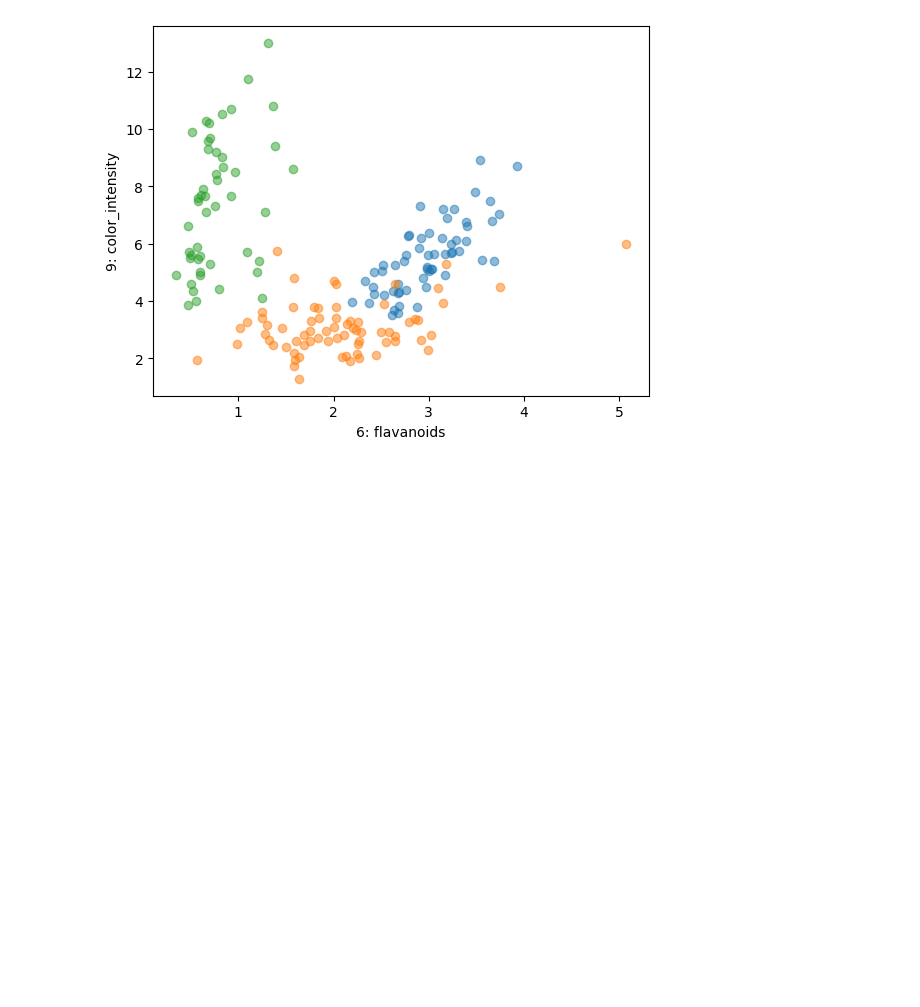
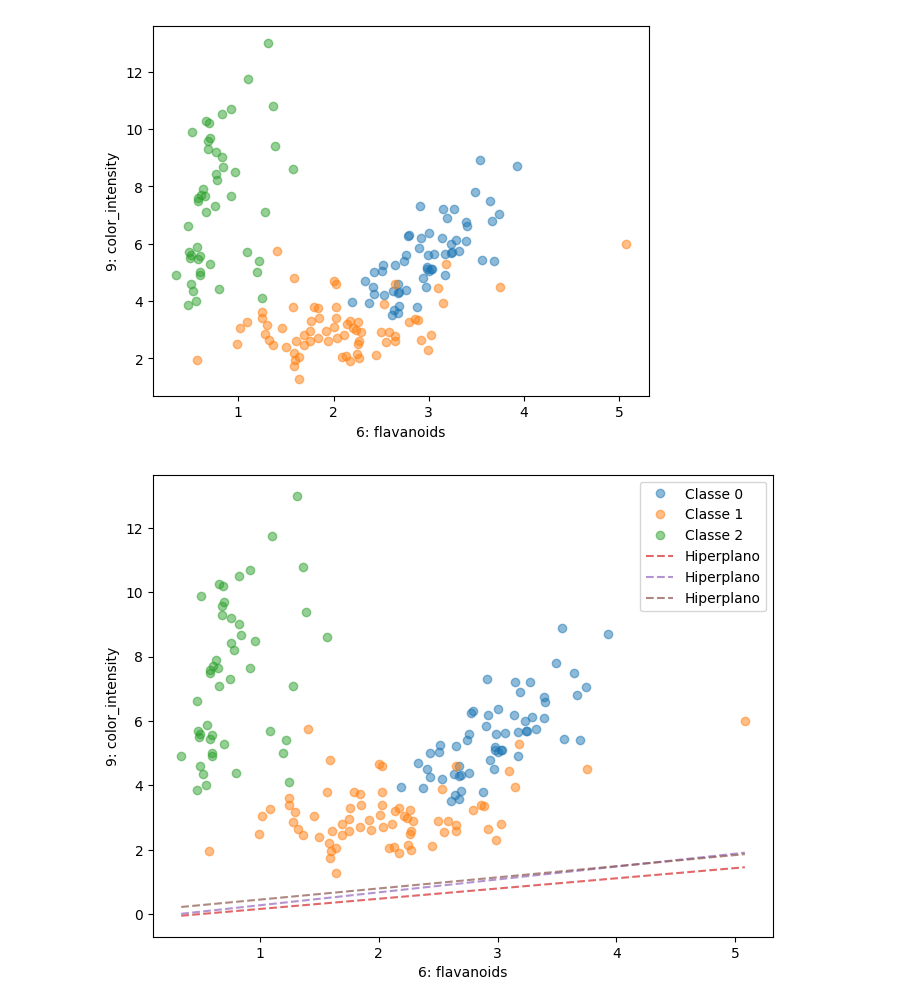
Before and after one commit to tbrocco/mestrado, a Jupyter notebook: aula3a_multiclasse.ipynb, the cells around one changed output. Saved outputs shown, nothing was run; the diff lists cells and outputs as text; code cells hidden in the pictures; blank space fills up the shorter version.

```diff
--- a/aula3a_multiclasse.ipynb
+++ b/aula3a_multiclasse.ipynb
@@ -142,3 +144,28 @@ for k in set(y):
 plt.show()
 # %% [output]
 [figure]
+# %%
+# Obter os coeficientes das retas de hiperplano para as três classes
+coef = modelo.coef_[:,[6,9]]
+intercept = modelo.intercept_
+# %%
+# Plotar as retas de hiperplano
+plt.figure(figsize=(8, 6))
+
+i, j = 6, 9
+plt.xlabel(f"{i}: {dataset.feature_names[i]}")
+plt.ylabel(f"{j}: {dataset.feature_names[j]}")
+for k in set(y):
+  plt.plot(X[:,i][y==k], X[:,j][y==k], "o", alpha=0.5, label=f'Classe {k}')
+
+# Plote os hiperplanos usando os coeficientes
+for coef_i in coef:
+    intercept = modelos['estimator'][0].intercept_
+    xx = np.linspace(min(X[:, i]), max(X[:, i]), 100)
+    yy = (-coef_i[0] / coef_i[1]) * xx - (intercept[0] / coef_i[1])
+    plt.plot(xx, yy, linestyle='--', label='Hiperplano', alpha=0.7)
+
+plt.legend()
+plt.show()
+# %% [output]
+[figure, added]
```
Also changed, not shown: parts of 9 cells of this notebook.
